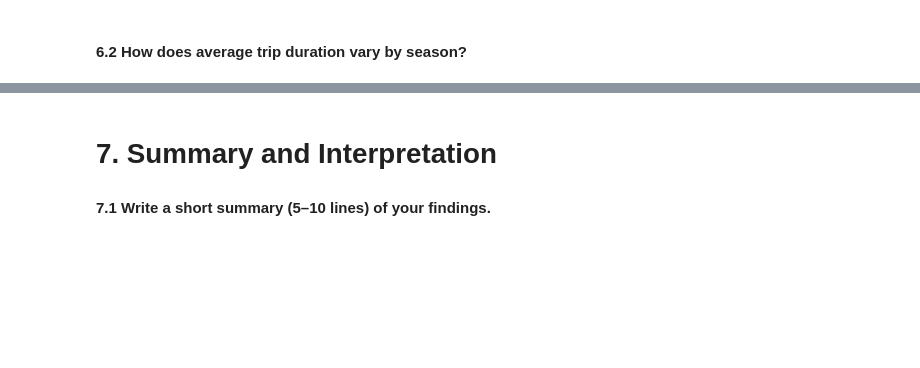
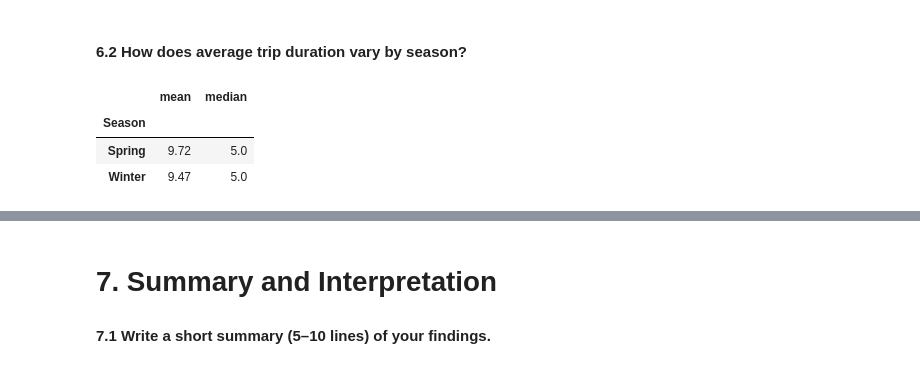
Before and after one commit to EduFergo/bikes-ny, a Jupyter notebook: file.ipynb, the cells around one changed output, grey strips where cells are left out. Saved outputs shown, nothing was run; the diff lists cells and outputs as text; code cells hidden in the pictures; blank space fills up the shorter version.

```diff
--- a/file.ipynb
+++ b/file.ipynb
@@ -438,2 +454,10 @@ Estaciones que solo son de fin:
 # %% [markdown]
 #### 6.2 How does average trip duration vary by season?
+# %%
+datos_duracion_temporada = df.groupby('Season')['Trip_Duration_in_min'].agg(['mean','median']).round(2)
+datos_duracion_temporada
+# %% [output]
+|  | mean | median |
+| Season |  |  |
+| Spring | 9.72 | 5.0 |
+| Winter | 9.47 | 5.0 |
```
Also changed, not shown: parts of 3 cells of this notebook.
